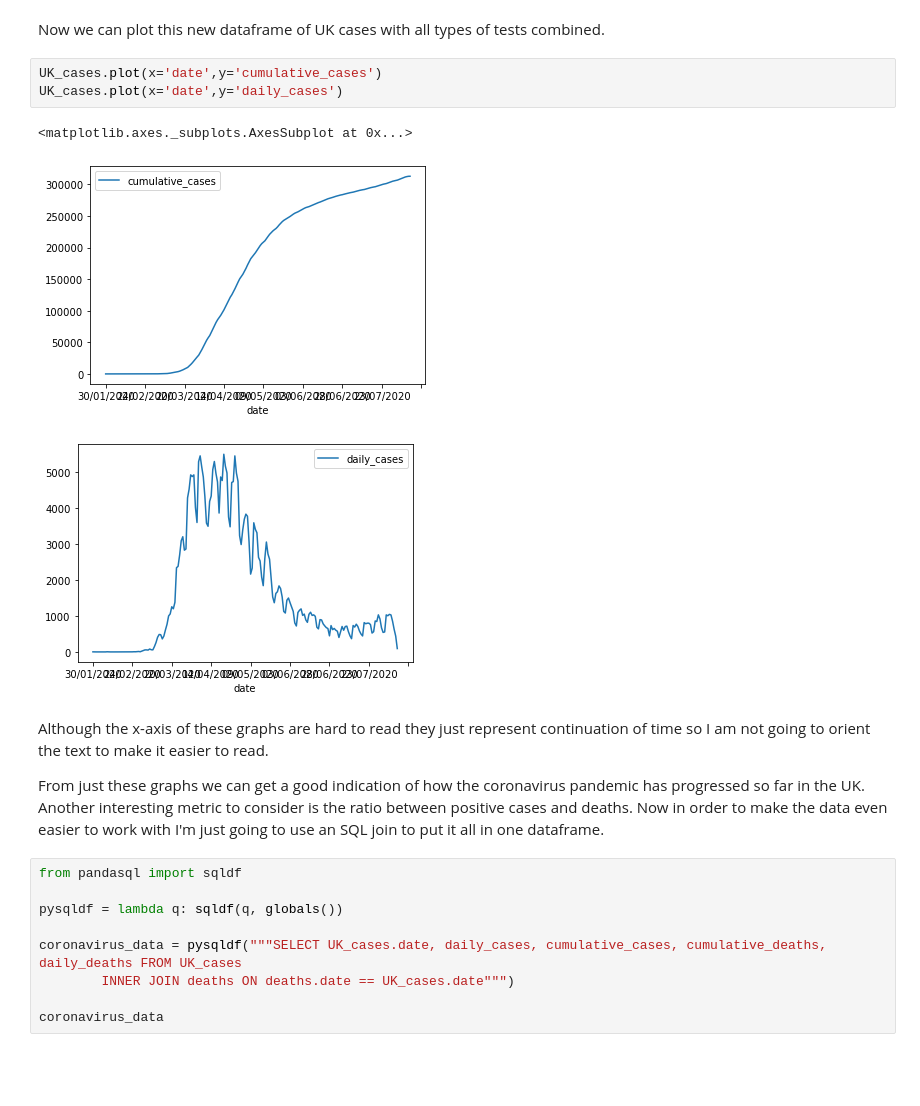
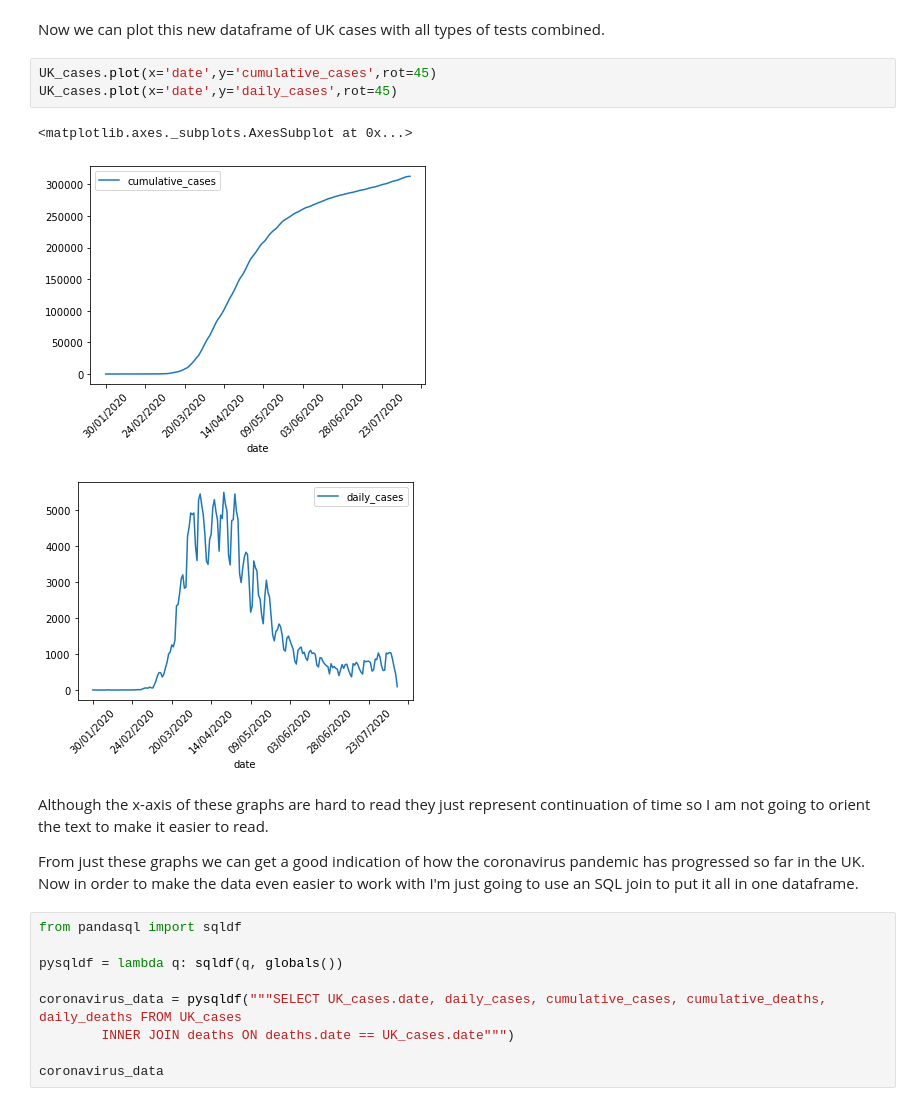
Before and after one commit to Luke-Turvey/Coronavirus-Analysis, a Jupyter notebook: Coronavirus Analysis.ipynb, the cells around one changed output. Cells and saved outputs as stored; diff of their text form; blank space fills up the shorter version.

```diff
--- a/Coronavirus Analysis.ipynb
+++ b/Coronavirus Analysis.ipynb
@@ -79,16 +79,16 @@ UK_cases
 # %% [markdown]
 Now we can plot this new dataframe of UK cases with all types of tests combined.
 # %%
-UK_cases.plot(x='date',y='cumulative_cases')
-UK_cases.plot(x='date',y='daily_cases')
+UK_cases.plot(x='date',y='cumulative_cases',rot=45)
+UK_cases.plot(x='date',y='daily_cases',rot=45)
 # %% [output]
 <matplotlib.axes._subplots.AxesSubplot at 0x...>
-[figure, old version]
+[figure, new version]
-[figure, old version]
+[figure, new version]
 # %% [markdown]
 Although the x-axis of these graphs are hard to read they just represent continuation of time so I am not going to orient the text to make it easier to read.
 
-From just these graphs we can get a good indication of how the coronavirus pandemic has progressed so far in the UK. Another interesting metric to consider is the ratio between positive cases and deaths. Now in order to make the data even easier to work with I'm just going to use an SQL join to put it all in one dataframe.
+From just these graphs we can get a good indication of how the coronavirus pandemic has progressed so far in the UK. Now in order to make the data even easier to work with I'm just going to use an SQL join to put it all in one dataframe.
 # %%
 from pandasql import sqldf
 
```
Also changed, not shown: parts of 11 cells of this notebook.
